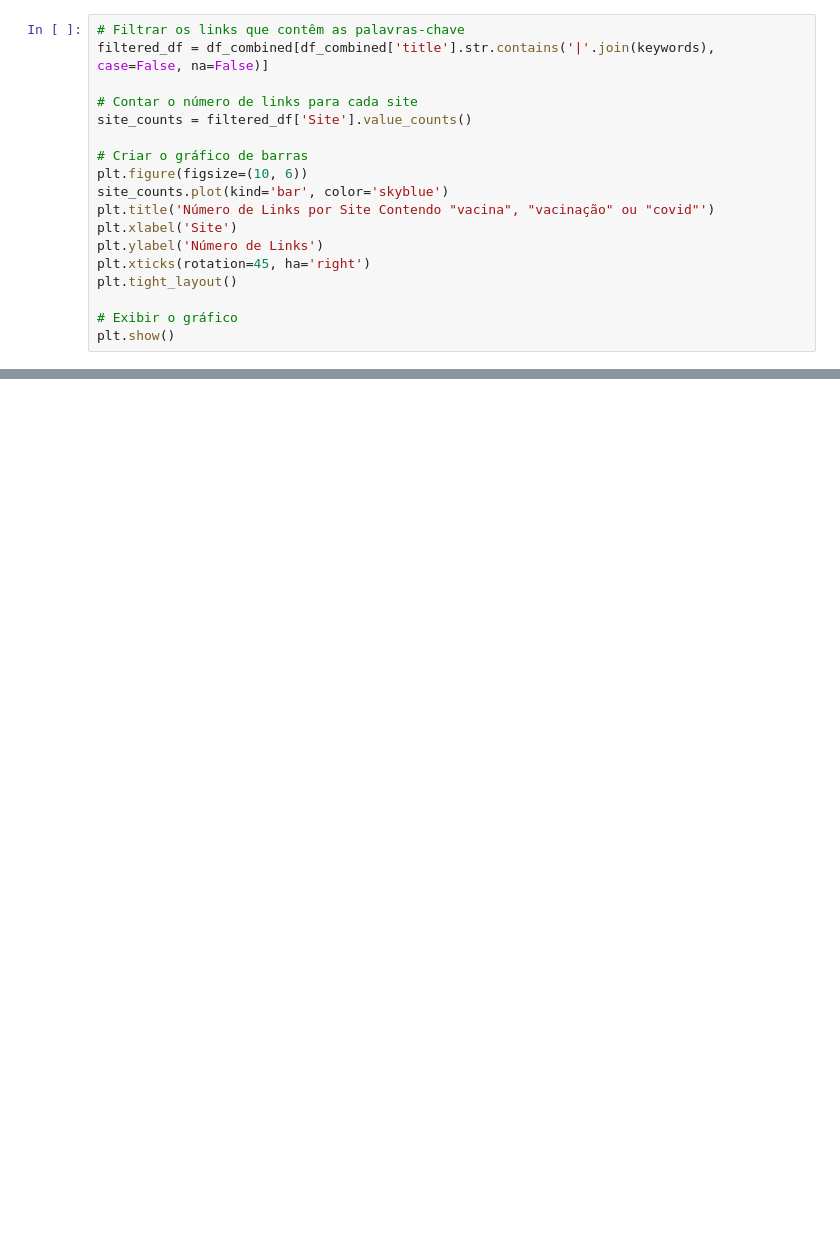
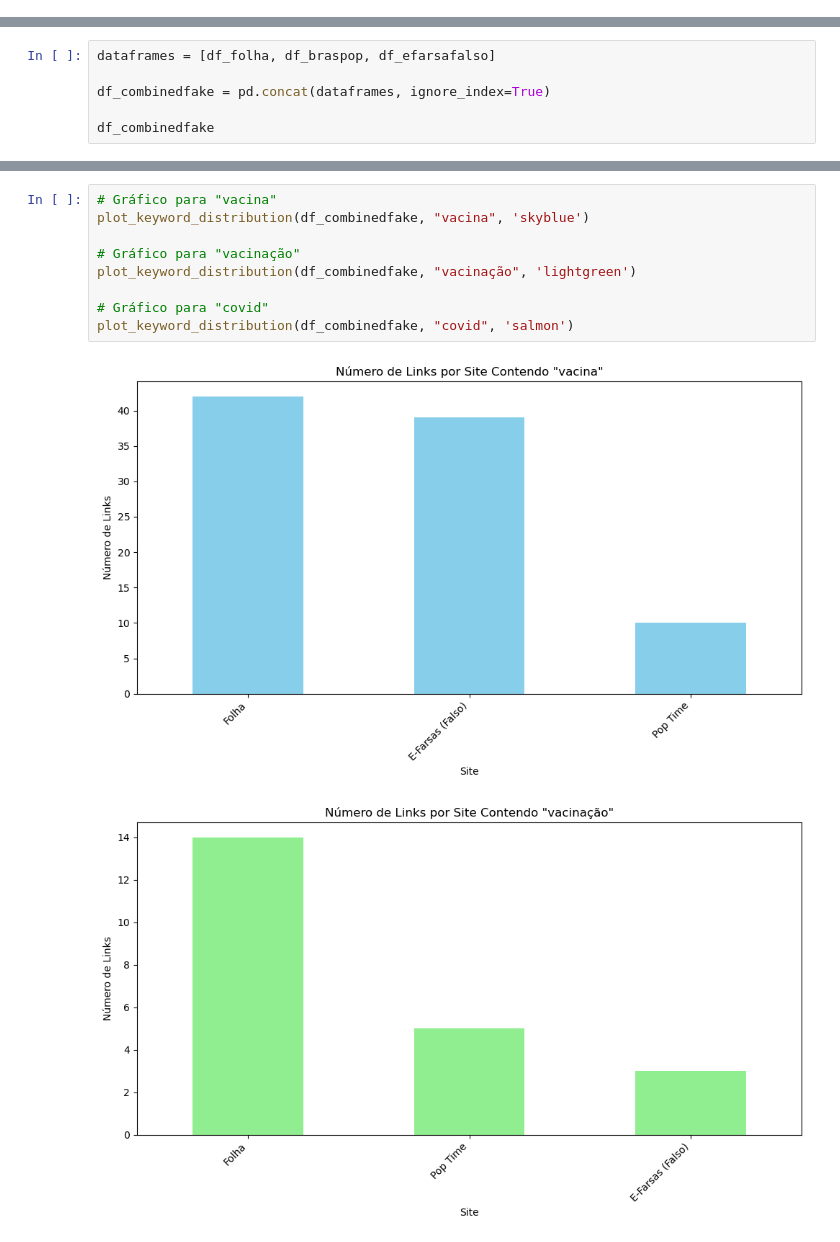
Before and after one commit to Thomazellinho/tcc_noticiasfalsas_ilum, a Jupyter notebook: tcc2.ipynb, the cells around one changed output, grey strips where cells are left out. Saved outputs shown, nothing was run; the diff lists cells and outputs as text; blank space fills up the shorter version.

```diff
--- a/tcc2.ipynb
+++ b/tcc2.ipynb
@@ -404,18 +0,0 @@ plt.show()
-# %%
-# Filtrar os links que contêm as palavras-chave
-filtered_df = df_combined[df_combined['title'].str.contains('|'.join(keywords), case=False, na=False)]
-
-# Contar o número de links para cada site
-site_counts = filtered_df['Site'].value_counts()
-
-# Criar o gráfico de barras
-plt.figure(figsize=(10, 6))
-site_counts.plot(kind='bar', color='skyblue')
-plt.title('Número de Links por Site Contendo "vacina", "vacinação" ou "covid"')
-plt.xlabel('Site')
-plt.ylabel('Número de Links')
-plt.xticks(rotation=45, ha='right')
-plt.tight_layout()
-
-# Exibir o gráfico
-plt.show()
@@ -436,0 +501,6 @@ plot_keyword_distribution(df_combined, "covid", 'salmon')
+# %%
+dataframes = [df_folha, df_braspop, df_efarsafalso]
+
+df_combinedfake = pd.concat(dataframes, ignore_index=True)
+
+df_combinedfake
@@ -436,0 +595,12 @@ plot_keyword_distribution(df_combined, "covid", 'salmon')
+# %%
+# Gráfico para "vacina"
+plot_keyword_distribution(df_combinedfake, "vacina", 'skyblue')
+
+# Gráfico para "vacinação"
+plot_keyword_distribution(df_combinedfake, "vacinação", 'lightgreen')
+
+# Gráfico para "covid"
+plot_keyword_distribution(df_combinedfake, "covid", 'salmon')
+# %% [output]
+[figure, added]
+[figure, added]
```
Also changed, not shown: parts of 37 cells of this notebook.
